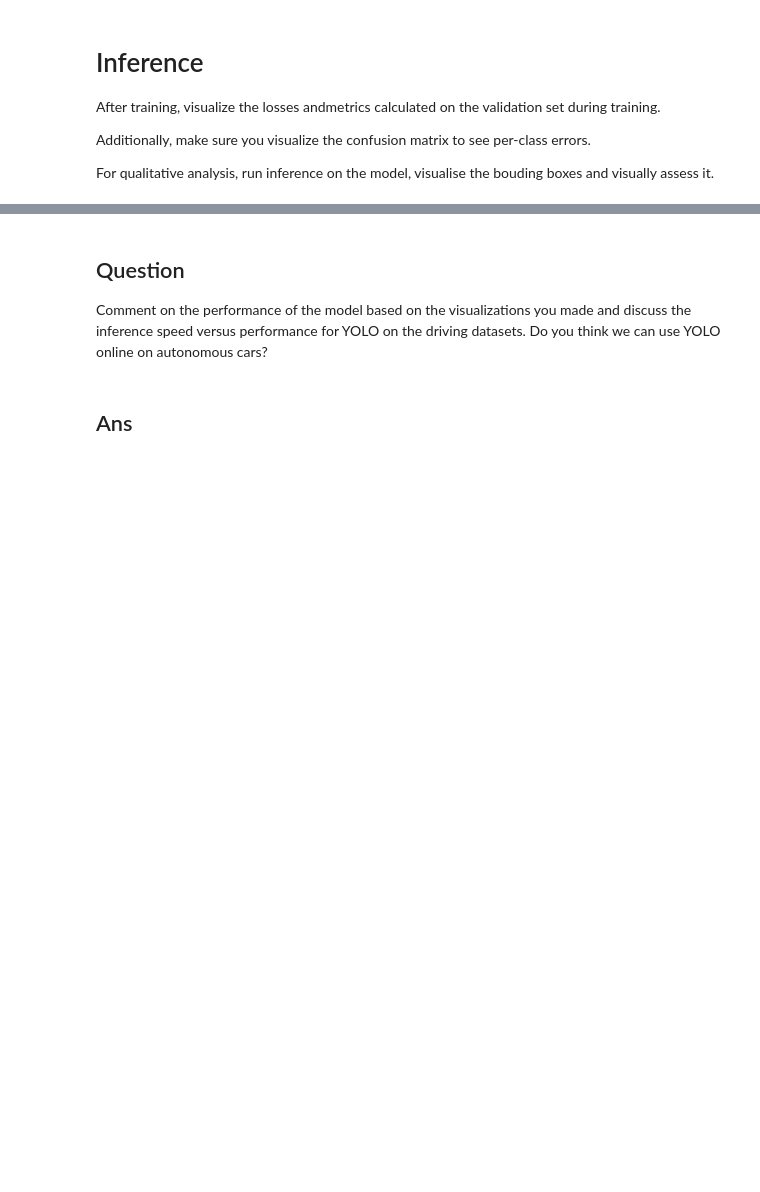
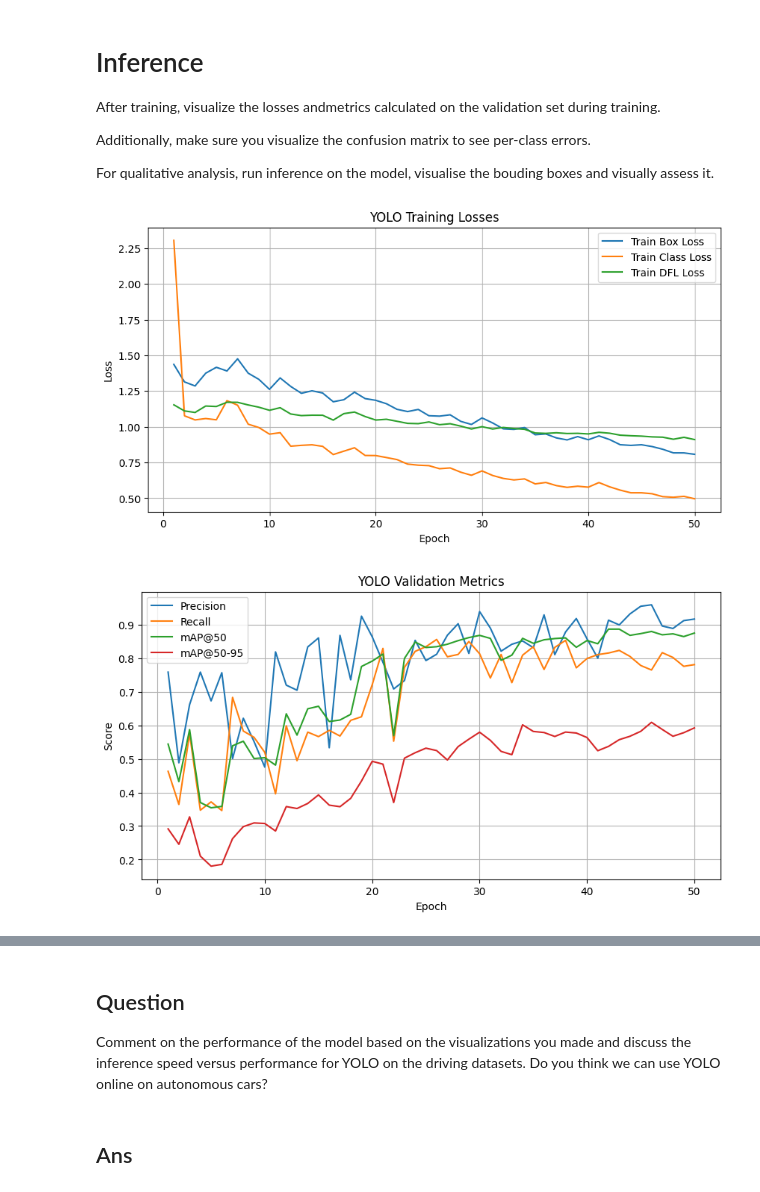
Before and after one commit to Skaims/DLAV, a Jupyter notebook: graded_homework/hw2/hw2.ipynb, the cells around one changed output, grey strips where cells are left out. Saved outputs shown, nothing was run; the diff lists cells and outputs as text; code cells hidden in the pictures; blank space fills up the shorter version.

```diff
--- a/graded_homework/hw2/hw2.ipynb
+++ b/graded_homework/hw2/hw2.ipynb
@@ -215,3 +279,46 @@ For qualitative analysis, run inference on the model, visualise the bouding boxe
+# %%
+# -------- VISUALIZE TRAINING LOSSES AND METRICS --------
+#TO-DO: Add the code to visualize the training losses and metrics
+
+# Path to results.csv
+results_path = os.path.join(OUTPUT_DIR, "finetune", "results.csv")
+
+# Load results
+df = pd.read_csv(results_path)
+
+# -------------------------------
+# Plot Losses
+# -------------------------------
+plt.figure(figsize=(10,5))
+plt.plot(df['epoch'], df['train/box_loss'], label='Train Box Loss')
+plt.plot(df['epoch'], df['train/cls_loss'], label='Train Class Loss')
+plt.plot(df['epoch'], df['train/dfl_loss'], label='Train DFL Loss')
+
+plt.xlabel('Epoch')
+plt.ylabel('Loss')
+plt.title('YOLO Training Losses')
+plt.legend()
+plt.grid()
+plt.show()
+
+# -------------------------------
+# Plot Metrics
+# -------------------------------
+plt.figure(figsize=(10,5))
+plt.plot(df['epoch'], df['metrics/precision(B)'], label='Precision')
+plt.plot(df['epoch'], df['metrics/recall(B)'], label='Recall')
+plt.plot(df['epoch'], df['metrics/mAP50(B)'], label='mAP@50')
+plt.plot(df['epoch'], df['metrics/mAP50-95(B)'], label='mAP@50-95')
+
+plt.xlabel('Epoch')
+plt.ylabel('Score')
+plt.title('YOLO Validation Metrics')
+plt.legend()
+plt.grid()
+plt.show()
+# %% [output]
+[figure, added]
+[figure, added]
 # %%
 # ------ VISUALIZE CONFUSION MATRIX --------
 #TO-DO: Add the code to visualize the confusion matrix
```
Also changed, not shown: parts of 12 cells of this notebook.
